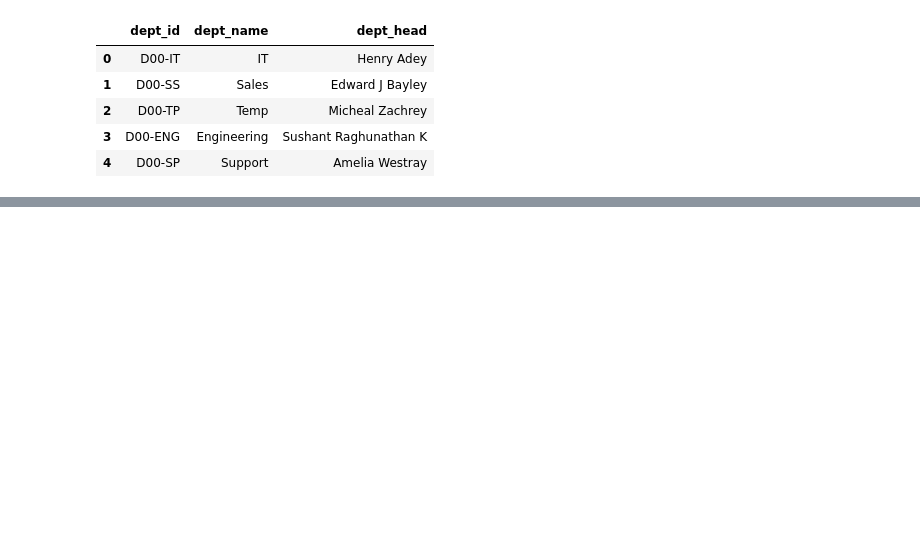
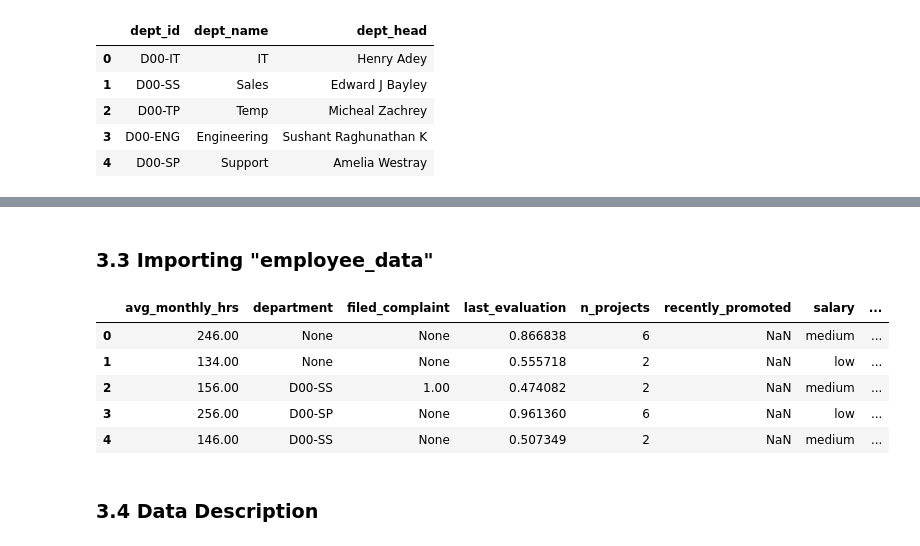
Before and after one commit to gurralamanoj/GCD_Project, a Jupyter notebook: GCD_Project.ipynb, the cells around one changed output, grey strips where cells are left out. Saved outputs shown, nothing was run; the diff lists cells and outputs as text; code cells hidden in the pictures; blank space fills up the shorter version.

```diff
--- a/GCD_Project.ipynb
+++ b/GCD_Project.ipynb
@@ -24,3 +92,0 @@ import warnings
-# %%
-pd.options.display.float_format = '{:.5f}'.format
-warnings.filterwarnings('ignore')
@@ -51,0 +147,22 @@ df_department_data.head()
+# %% [markdown]
+<a id = Section33></a>
+### 3.3 Importing   "employee_data"
+# %%
+mycursor.execute("select * from employee_data")
+myresult = mycursor.fetchall()
+df_employee_data = pd.DataFrame(myresult)
+
+field_names = [i[0] for i in mycursor.description]
+df_employee_data.columns = field_names
+
+df_employee_data.head()
+# %% [output]
+|  | avg_monthly_hrs | department | filed_complaint | last_evaluation | n_projects | recently_promoted | salary | ... |
+| 0 | 246.00 | None | None | 0.866838 | 6 | NaN | medium | ... |
+| 1 | 134.00 | None | None | 0.555718 | 2 | NaN | low | ... |
+| 2 | 156.00 | D00-SS | 1.00 | 0.474082 | 2 | NaN | medium | ... |
+| 3 | 256.00 | D00-SP | None | 0.961360 | 6 | NaN | low | ... |
+| 4 | 146.00 | D00-SS | None | 0.507349 | 2 | NaN | medium | ... |
+# %% [markdown]
+<a id = Section34></a>
+### 3.4 Data Description
```
Also changed, not shown: parts of 76 cells of this notebook.
